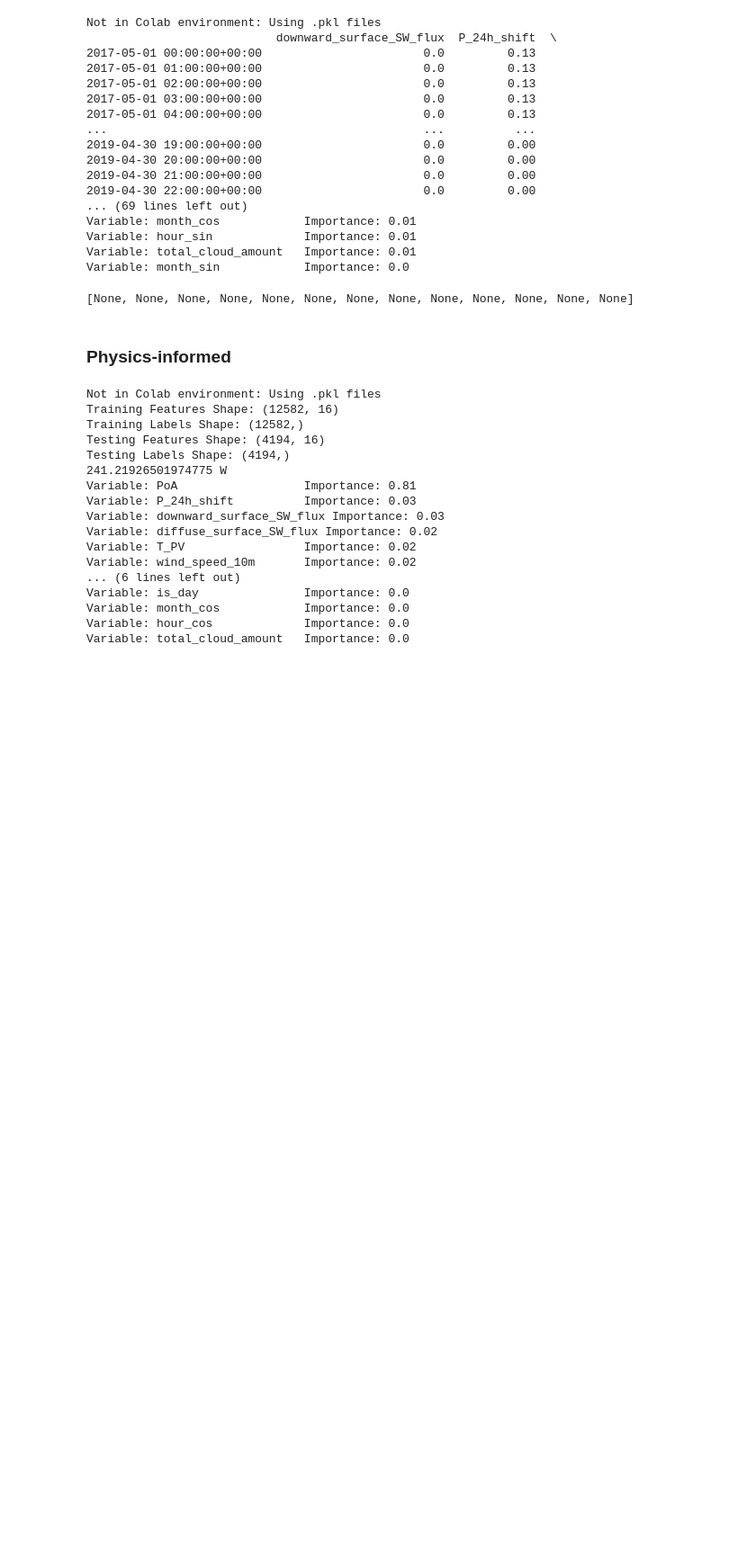
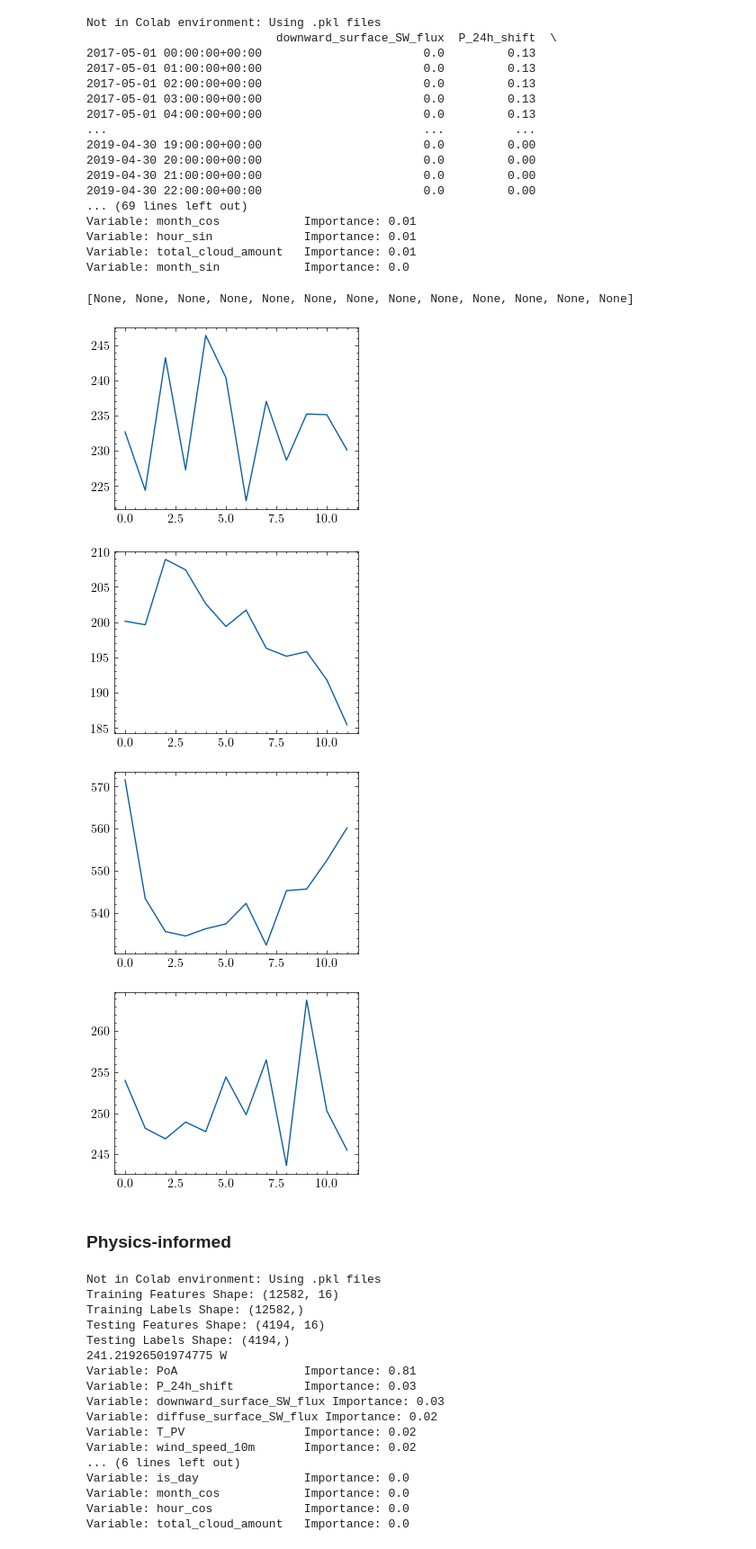
Before and after one commit to RobbeVDE/SolNet-2, a Jupyter notebook: sensitivity_analysis.ipynb, the cells around one changed output. Shown at 90% size. Saved outputs shown, nothing was run; the diff lists cells and outputs as text; code cells hidden in the pictures; blank space fills up the shorter version.

```diff
--- a/sensitivity_analysis.ipynb
+++ b/sensitivity_analysis.ipynb
@@ -189,7 +194,7 @@ for site in sites:
     hp.load(model)
     hp.source_state_dict = state_dict
     accur, timer, forecasts = target(eval_data, features, hp, scale, WFE = True);
-    rmse.loc[3,site] = np.sqrt(np.mean(np.square(forecasts-eval_data['P'].iloc[24:])))
+    rmse.loc[(3, slice(len(accur)-1)),site] = accur
 # %% [output]
 Not in Colab environment: Using .pkl files
 Shape of data:  torch.Size([558, 24, 7]) torch.Size([140, 24, 7]) torch.Size([558, 24, 1]) torch.Size([140, 24, 1])
@@ -234,7 +239,7 @@ for site in sites:
     hp.load(model)
     hp.source_state_dict = state_dict
     accur, timer, forecasts = target(eval_data, features, hp, scale, WFE = True);
-    rmse.loc[4,site] = np.sqrt(np.mean(np.square(forecasts-eval_data['P'].iloc[24:])))
+    rmse.loc[(4, slice(len(accur)-1)),site] = accur
 # %% [output]
 Not in Colab environment: Using .pkl files
 Shape of data:  torch.Size([558, 24, 8]) torch.Size([140, 24, 8]) torch.Size([558, 24, 1]) torch.Size([140, 24, 1])
@@ -280,7 +285,7 @@ for site in sites:
     hp.load(model)
     hp.source_state_dict = state_dict
     accur, timer, forecasts = target(eval_data, features, hp, scale, WFE = True);
-    rmse.loc[5,site] = np.sqrt(np.mean(np.square(forecasts-eval_data['P'].iloc[24:])))
+    rmse.loc[(5, slice(len(accur)-1)),site] = accur
 # %% [output]
 Not in Colab environment: Using .pkl files
 Shape of data:  torch.Size([558, 24, 5]) torch.Size([140, 24, 5]) torch.Size([558, 24, 1]) torch.Size([140, 24, 1])
@@ -325,7 +330,7 @@ for site in sites:
     hp.load(model)
     hp.source_state_dict = state_dict
     accur, timer, forecasts = target(eval_data, features, hp, scale, WFE = True);
-    rmse.loc[6,site] = np.sqrt(np.mean(np.square(forecasts-eval_data['P'].iloc[24:])))
+    rmse.loc[(6, slice(len(accur)-1)),site] = accur
 # %% [output]
 Not in Colab environment: Using .pkl files
 Shape of data:  torch.Size([558, 24, 8]) torch.Size([140, 24, 8]) torch.Size([558, 24, 1]) torch.Size([140, 24, 1])
@@ -428,6 +433,19 @@ Variable: hour_sin             Importance: 0.01
 Variable: total_cloud_amount   Importance: 0.01
 Variable: month_sin            Importance: 0.0
 [None, None, None, None, None, None, None, None, None, None, None, None, None]
+# %%
+rmse_np = pd.read_pickle("sensitivity_analysis/nb_features/rmse_no_physics.pkl")
+zs_rmse_np = rmse_np.loc[(slice(None), 0),:]
+zs_rmse_np = zs_rmse_np.droplevel(1)
+for site in range(4):
+    plt.figure()
+    plt.plot(zs_rmse_np[site])
+    plt.show()
+# %% [output]
+[figure, added]
+[figure, added]
+[figure, added]
+[figure, added]
 # %% [markdown]
 ### Physics-informed
 # %%
```
Also changed, not shown: parts of 17 cells of this notebook, 4 other files.
